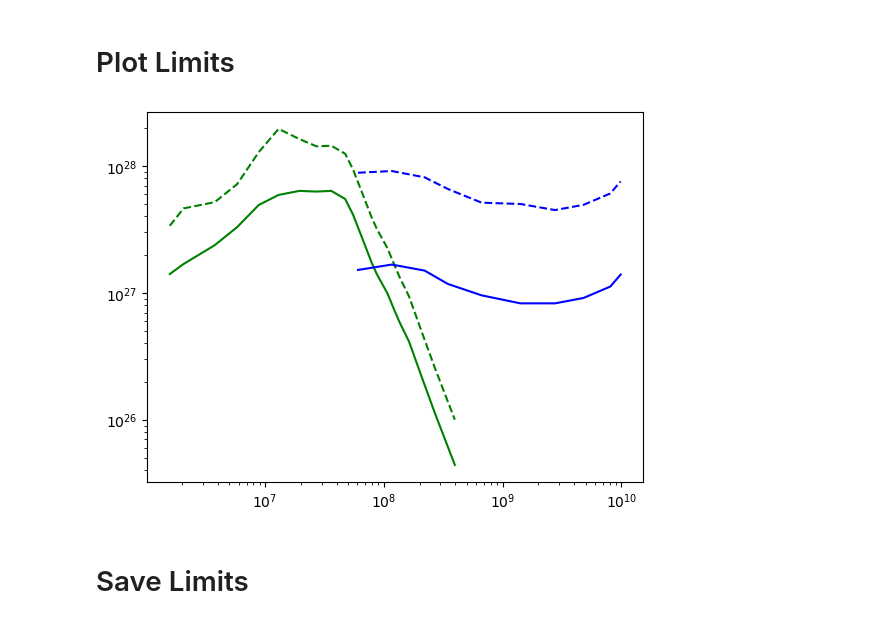
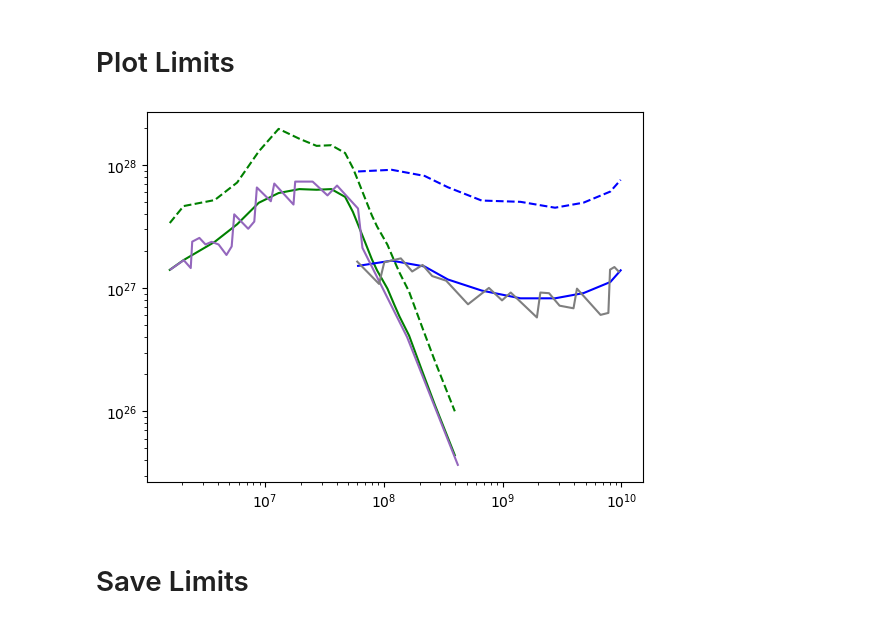
Before and after one commit to joshua-benabou/Mega_Decaying_DM_Milkyway_Analysis, a Jupyter notebook: jupyter/CGRO.ipynb, the cells around one changed output. Drawn from its saved outputs; the diff is of its cells as text; code cells hidden in the pictures.

```diff
--- a/jupyter/CGRO.ipynb
+++ b/jupyter/CGRO.ipynb
@@ -188,13 +188,16 @@ plt.show()
 # %%
 plt.plot(m_comptel, tau_comptel, c='g')
 plt.plot(m_comptel, tau_comptel * update_factor_comptel(m_comptel), c='g', ls='--')
 plt.plot(m_egret, tau_egret, c='b')
 plt.plot(m_egret, tau_egret * update_factor_egret(m_egret), c='b', ls='--')
 
+plt.plot(m_comptel_actual, tau_comptel_actual, c='tab:purple')
+plt.plot(m_egret_actual, tau_egret_actual, c='tab:grey')
+
 plt.xscale('log')
 plt.yscale('log')
 # %% [output]
-[figure, old version]
+[figure, new version]
 # %% [markdown]
 # Save Limits
 # %%
```
Also changed, not shown: 2 other files.
